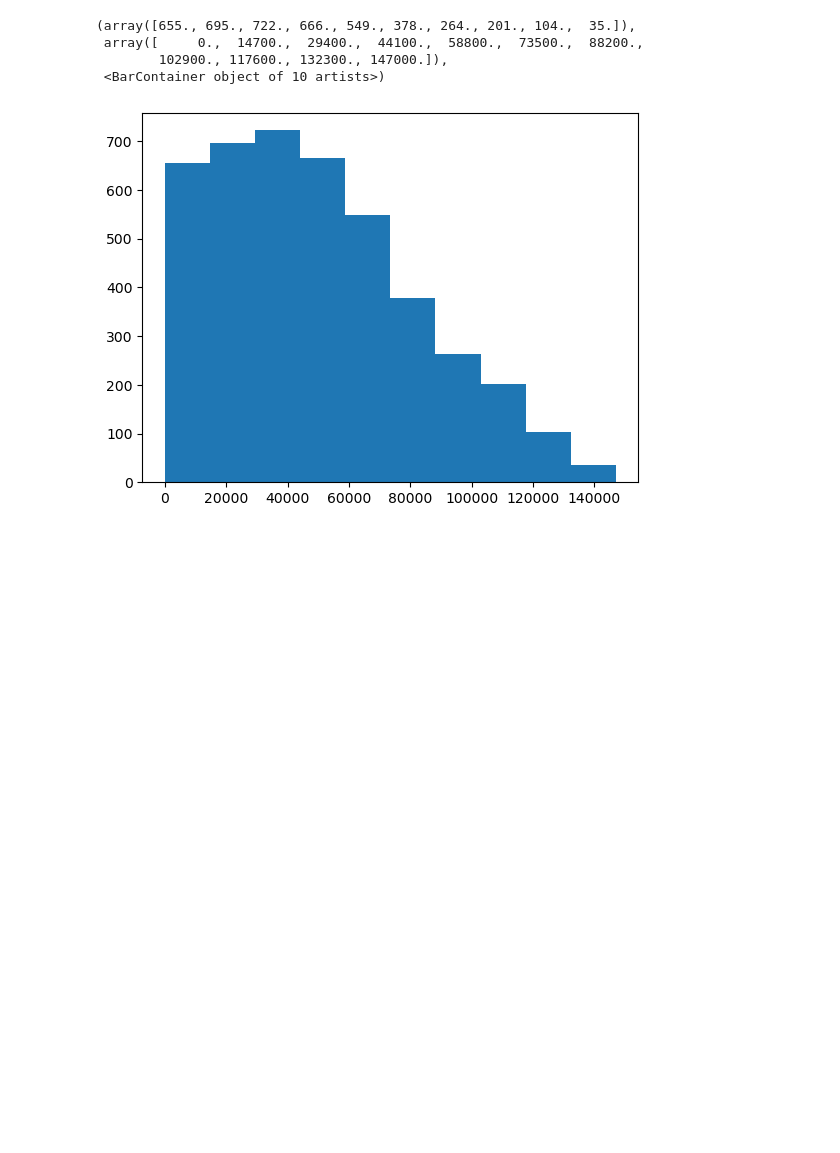
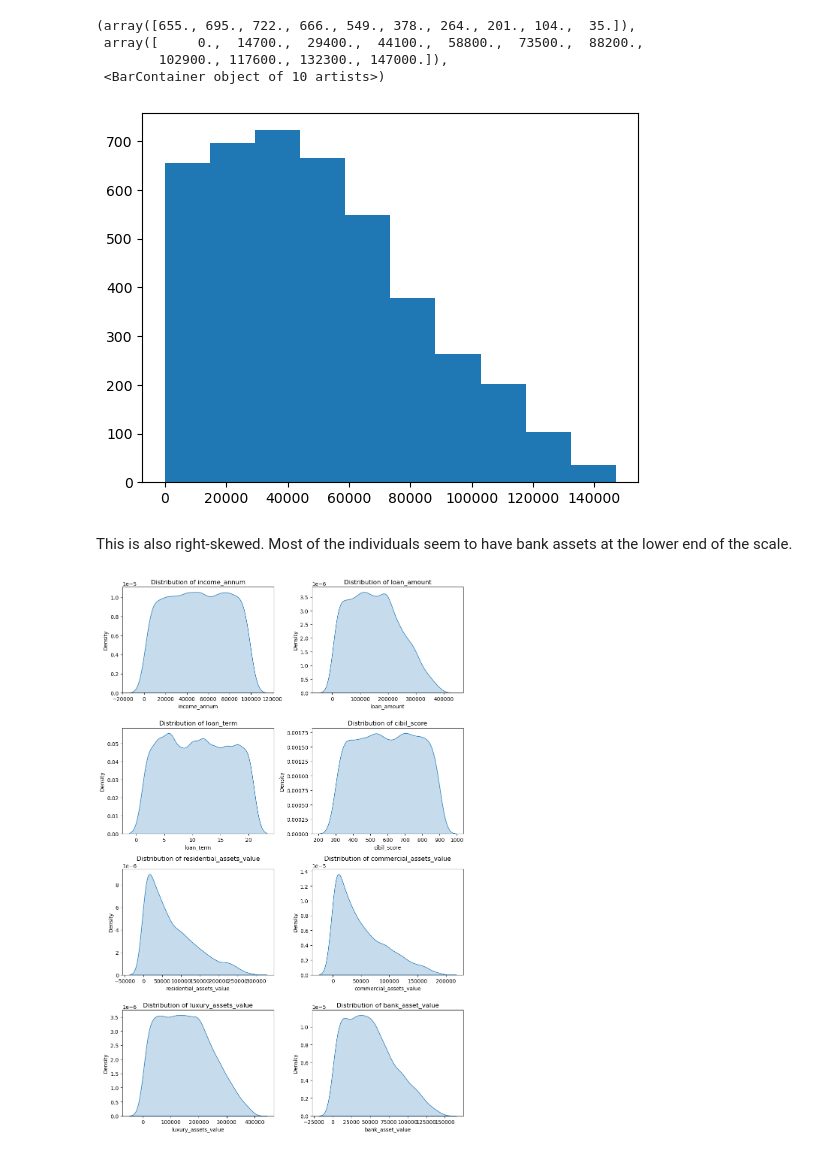
Before and after one commit to ArminaCA/finalproject, a Jupyter notebook: EDA.ipynb, the cells around one changed output. Drawn from its saved outputs; the diff is of its cells as text; code cells hidden in the pictures; blank space fills up the shorter version.

```diff
--- a/EDA.ipynb
+++ b/EDA.ipynb
@@ -144,3 +243,25 @@ plt.hist(data[" bank_asset_value"])
         102900., 117600., 132300., 147000.]),
  <BarContainer object of 10 artists>)
 [figure]
+# %% [markdown]
+This is also right-skewed. Most of the individuals seem to have bank assets at the lower end of the scale.
+# %%
+#  plots
+numerical_cols = ["income_annum", "loan_amount", "loan_term", "cibil_score",
+                  "residential_assets_value", "commercial_assets_value",
+                  "luxury_assets_value", "bank_asset_value"]
+
+fig, axes = plt.subplots(nrows=4, ncols=2, figsize=(10, 15))
+
+for i, column_name in enumerate(numerical_cols):
+    row = i // 2
+    col = i % 2
+    sns.kdeplot(data[column_name], ax=axes[row, col], fill=True)
+    axes[row, col].set_title(f'Distribution of {column_name}')
+    axes[row, col].set_xlabel(column_name)
+    axes[row, col].set_ylabel('Density')
+
+plt.tight_layout()
+plt.show()
+# %% [output]
+[figure, added]
```
Also changed, not shown: parts of 27 cells of this notebook.
